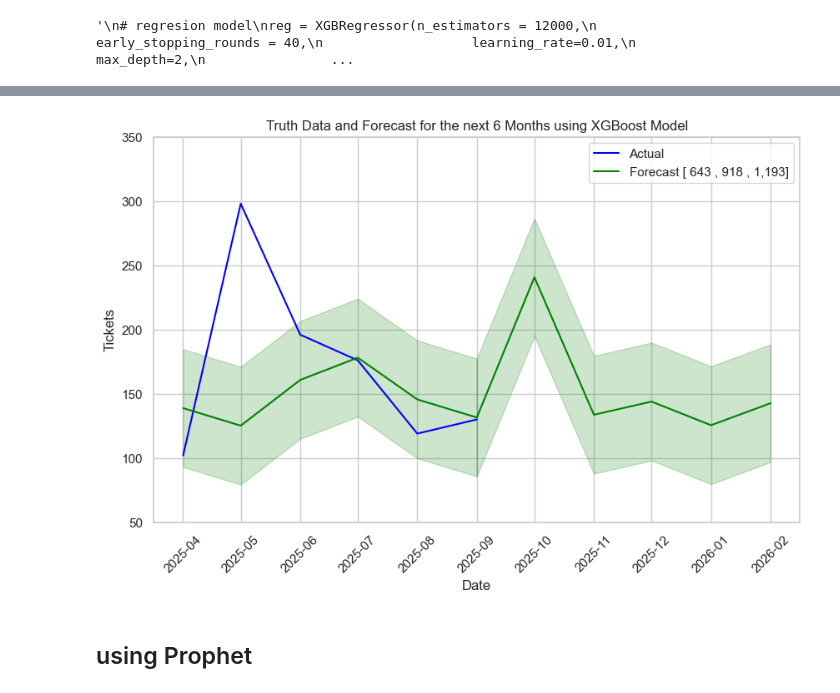
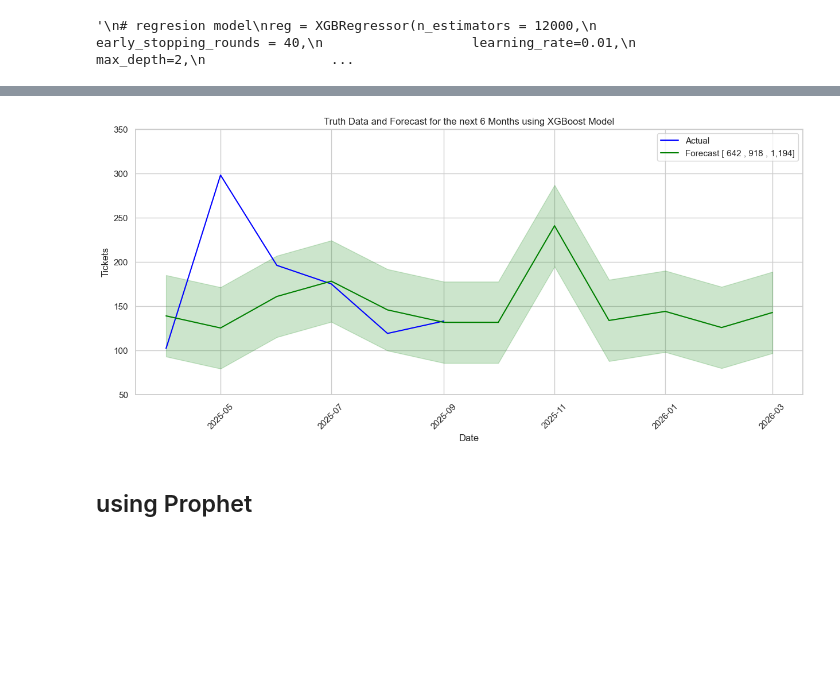
Before and after one commit to jorgeerodriguez/Jira, a Jupyter notebook: Jira.ipynb, the cells around one changed output, grey strips where cells are left out. Cells and saved outputs as stored; diff of their text form; code cells hidden in the pictures; blank space fills up the shorter version.

Commit message:
making adjustment to forecast graph in xgboost

```diff
--- a/Jira.ipynb
+++ b/Jira.ipynb
@@ -2894,40 +2898,45 @@ future_forecast
 import matplotlib.pyplot as plt
 import numpy as np
 
-future_dates = pd.date_range(start=X_test.index[-1], periods=PERIODS, freq='MS')[0:]
+future_dates = pd.date_range(start=X_test.index[-1]+pd.DateOffset(months=1), periods=PERIODS, freq='MS')[0:]
 future_df = pd.DataFrame({'Date': future_dates, 'Predicted_Value': future_forecast})
 future_df.set_index('Date', inplace=True)
 future_df['yhat_lower'] = future_df['Predicted_Value'] - mae
 future_df['yhat_upper'] = future_df['Predicted_Value'] + mae
 
 past_dates = pd.date_range(start=X_test.index[0], periods=PERIODS, freq='MS')[0:]
 past_df = pd.DataFrame({'Date': past_dates, 'Predicted_Value': y_pred})
 past_df.set_index('Date', inplace=True)
 past_df['yhat_lower'] = past_df['Predicted_Value'] - mae
 past_df['yhat_upper'] = past_df['Predicted_Value'] + mae
 
+all_dates_df = pd.concat([past_df, future_df])
+
 #y_pred1 = np.append(y_pred.copy(), future_df[0:1]['Predicted_Value'])
 #X_test1 = np.concatenate((X_test.copy(), future_df[0:1]))
 #y_pred = np.concatenate([y_pred, future_forecast])
 
-plt.figure(figsize=(10, 6))
+plt.figure(figsize=(15, 6))
 plt.plot(X_test.index, y_test, label='Actual',color='blue')
-plt.plot(future_df.index, future_df['Predicted_Value'], label=f'Forecast [ {future_df["yhat_lower"].values.sum():,.0f} , {future_df["Predicted_Value"].values.sum():,.0f} , {future_df["yhat_upper"].values.sum():,.0f}]', linestyle='-', color='green')
-plt.plot(past_df.index, past_df['Predicted_Value'], label='', color='green')
-plt.fill_between(future_df.index, future_df['yhat_lower'], future_df['yhat_upper'], color='green', alpha=0.2)
-plt.fill_between(past_df.index, past_df['yhat_lower'], past_df['yhat_upper'], color='green', alpha=0.2)
+plt.plot(all_dates_df.index, all_dates_df['Predicted_Value'], label=f'Forecast [ {future_df["yhat_lower"].values.sum():,.0f} , {future_df["Predicted_Value"].values.sum():,.0f} , {future_df["yhat_upper"].values.sum():,.0f}]', linestyle='-', color='green')
+#plt.plot(past_df.index, past_df['Predicted_Value'], label='', color='green')
+#plt.fill_between(future_df.index, future_df['yhat_lower'], future_df['yhat_upper'], color='green', alpha=0.2)
+#plt.fill_between(past_df.index, past_df['yhat_lower'], past_df['yhat_upper'], color='green', alpha=0.2)
+
+plt.fill_between(all_dates_df.index, all_dates_df['yhat_lower'], all_dates_df['yhat_upper'], color='green', alpha=0.2)
+
 plt.title(f'Truth Data and Forecast for the next {PERIODS} Months using XGBoost Model')
 plt.xlabel('Date')
 plt.ylabel('Tickets')
 #plt.ylim(50, max(y_test.max(), future_df['Predicted_Value'].max()) + 45)
 plt.xticks(rotation=45)
 # If you want to set y-tick increments, use plt.yticks()
 # For example, to set y-ticks every 100 units:
 plt.yticks(np.arange(50, max(y_test.max(), future_df['Predicted_Value'].max()) + 100, 50))
 plt.legend()
 plt.show()
 # %% [output]
-[figure, old version]
+[figure, new version]
 # %% [markdown]
 ## using Prophet
 # %%
```
Also changed, not shown: parts of 63 cells of this notebook.
